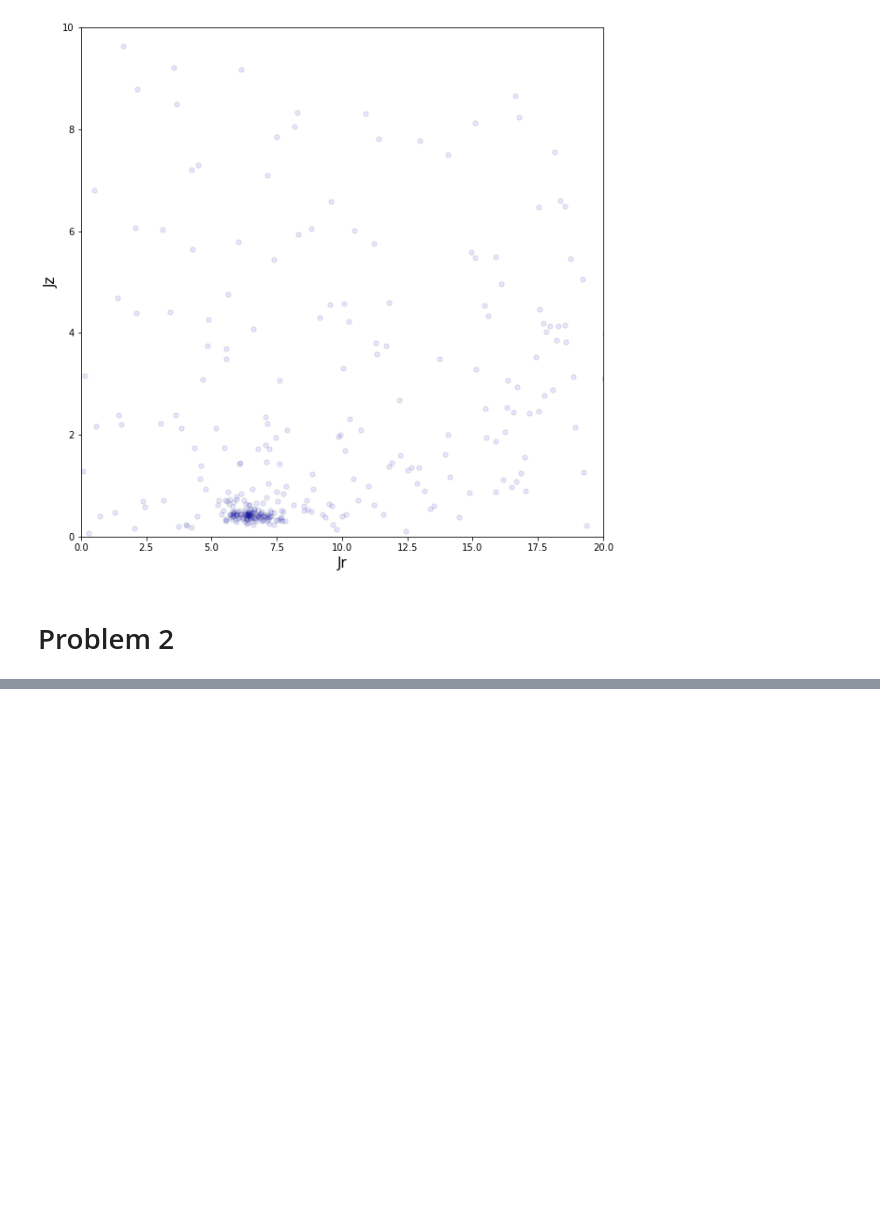
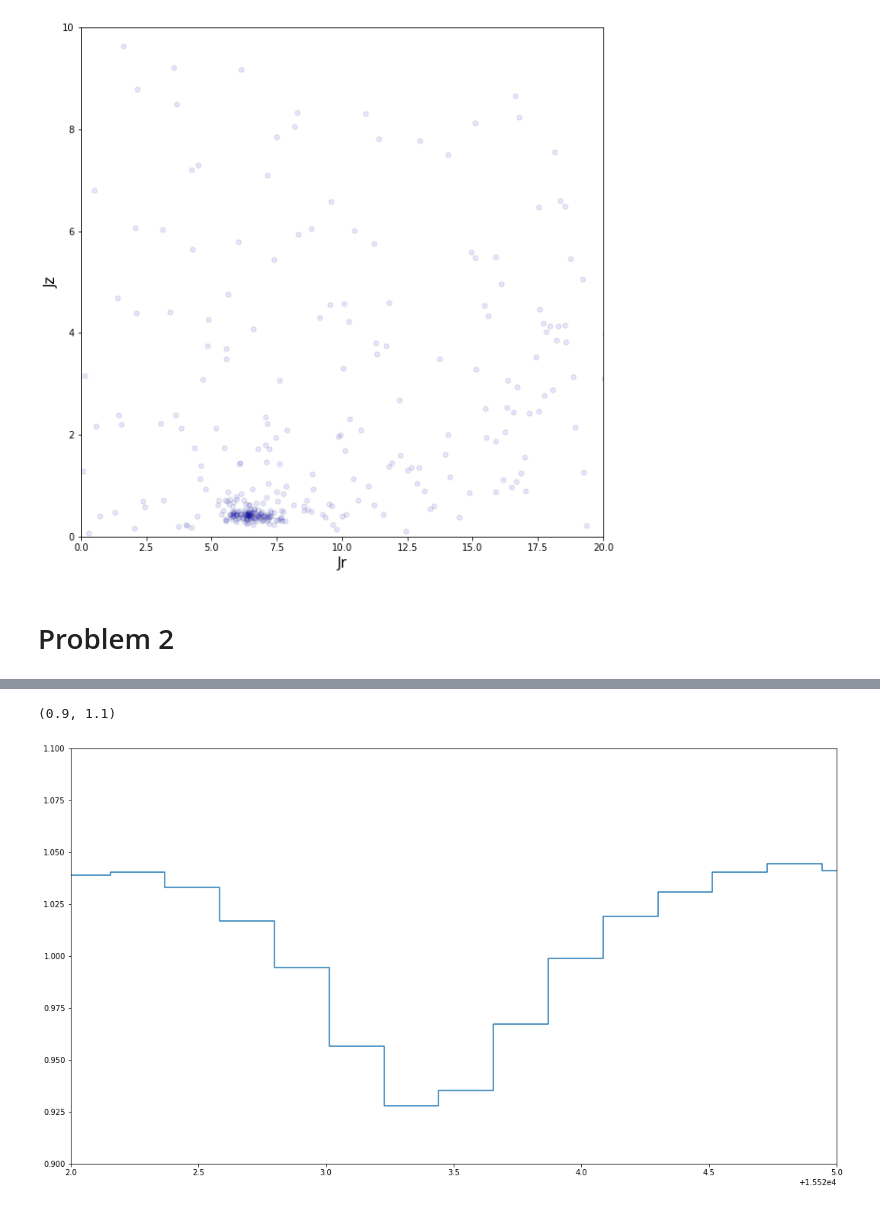
Before and after one commit to DouglasGrion/Homework, a Jupyter notebook: hw3.ipynb, the cells around one changed output, grey strips where cells are left out. Drawn from its saved outputs; the diff is of its cells as text; code cells hidden in the pictures; blank space fills up the shorter version.

```diff
--- a/hw3.ipynb
+++ b/hw3.ipynb
@@ -182,0 +208,8 @@ Text(0,0.5,'Jz')
+# %%
+plt.figure(figsize = (18,10))
+plt.step(wave_grid, data)
+plt.xlim(15522, 15525)
+plt.ylim(0.9, 1.1)
+# %% [output]
+(0.9, 1.1)
+[figure, added]
```
Also changed, not shown: parts of 24 cells of this notebook.
